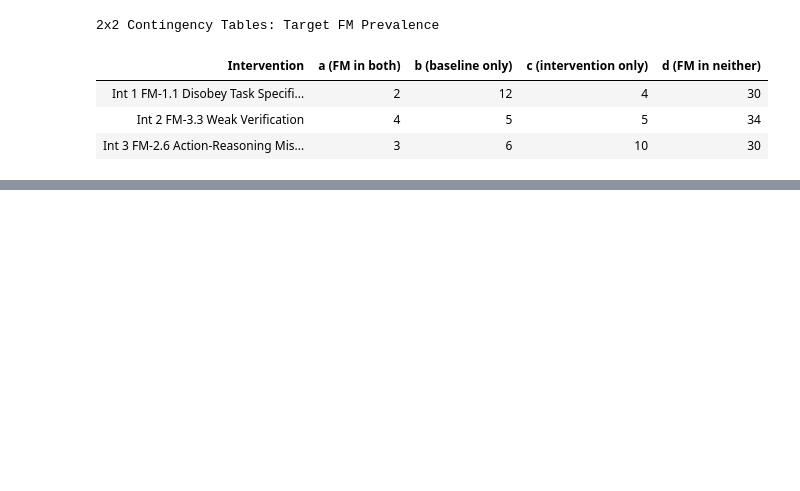
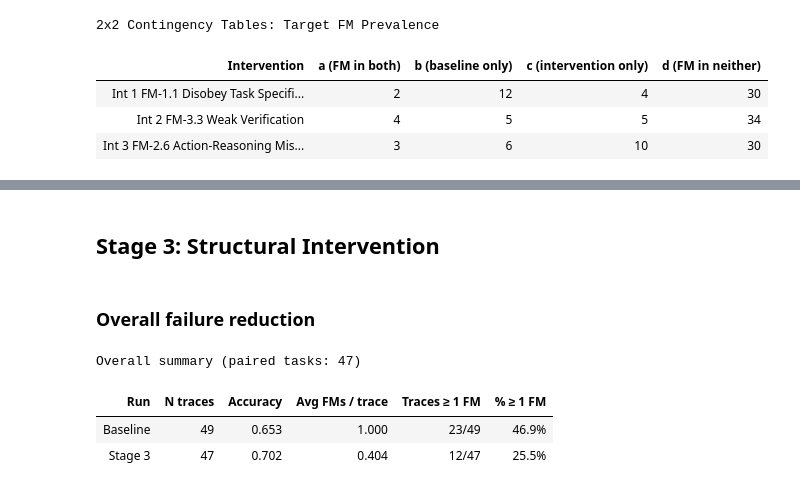
Before and after one commit to uagarwal123/IKEA_MAST_thesis, a Jupyter notebook: Bram/AG2/analysis/statistical_analysis.ipynb, the cells around one changed output, grey strips where cells are left out. Drawn from its saved outputs; the diff is of its cells as text; code cells hidden in the pictures; blank space fills up the shorter version.

```diff
--- a/Bram/AG2/analysis/statistical_analysis.ipynb
+++ b/Bram/AG2/analysis/statistical_analysis.ipynb
@@ -596,3 +614,5 @@ McNemar Power Analysis: Target FM Prevalence
 | Int 1 FM-1.1 Disobey Task Specifi... | 12 | 4 | 16 | 48 | 0.750 | 0.553 | 29 | ... |
 | Int 2 FM-3.3 Weak Verification | 5 | 5 | 10 | 48 | 0.500 | 0.050 | inf | ... |
 | Int 3 FM-2.6 Action-Reasoning Mis... | 6 | 10 | 16 | 49 | 0.375 | 0.173 | n/a | ... |
+# %% [markdown]
+## Stage 3: Structural Intervention
@@ -598,0 +635,34 @@ McNemar Power Analysis: Target FM Prevalence
+# %% [markdown]
+### Overall failure reduction
+# %%
+rows = []
+for label, df in [('Baseline', df_base), ('Stage 3', df_s3)]:
+    has_fm = df[FM_CODES].any(axis=1)
+    rows.append({
+        'Run'             : label,
+        'N traces'        : len(df),
+        'Accuracy'        : f"{df['correct'].mean():.3f}",
+        'Avg FMs / trace' : f"{df[FM_CODES].sum(axis=1).mean():.3f}",
+        'Traces ≥ 1 FM'  : f"{has_fm.sum()}/{len(df)}",
+        '% ≥ 1 FM'       : f"{has_fm.mean()*100:.1f}%",
+    })
+
+display(
+    pd.DataFrame(rows).style
+    .hide(axis='index')
+    .set_caption(f'Overall summary  (paired tasks: {n_paired_s3})')
+    .set_properties(**{'text-align': 'right'},
+                    subset=['N traces', 'Accuracy', 'Avg FMs / trace', 'Traces ≥ 1 FM', '% ≥ 1 FM'])
+    .set_properties(**{'text-align': 'left'}, subset=['Run'])
+    .set_table_styles([
+        {'selector': 'caption',
+         'props': [('font-size', '1.05em'), ('font-weight', 'bold'), ('text-align', 'left')]},
+        {'selector': 'th',
+         'props': [('text-align', 'center'), ('background-color', '#f5f5f5')]},
+    ])
+)
+# %% [output]
+Overall summary (paired tasks: 47)
+| Run | N traces | Accuracy | Avg FMs / trace | Traces ≥ 1 FM | % ≥ 1 FM |
+| Baseline | 49 | 0.653 | 1.000 | 23/49 | 46.9% |
+| Stage 3 | 47 | 0.702 | 0.404 | 12/47 | 25.5% |
```
Also changed, not shown: parts of 6 cells of this notebook, 32 other files.
